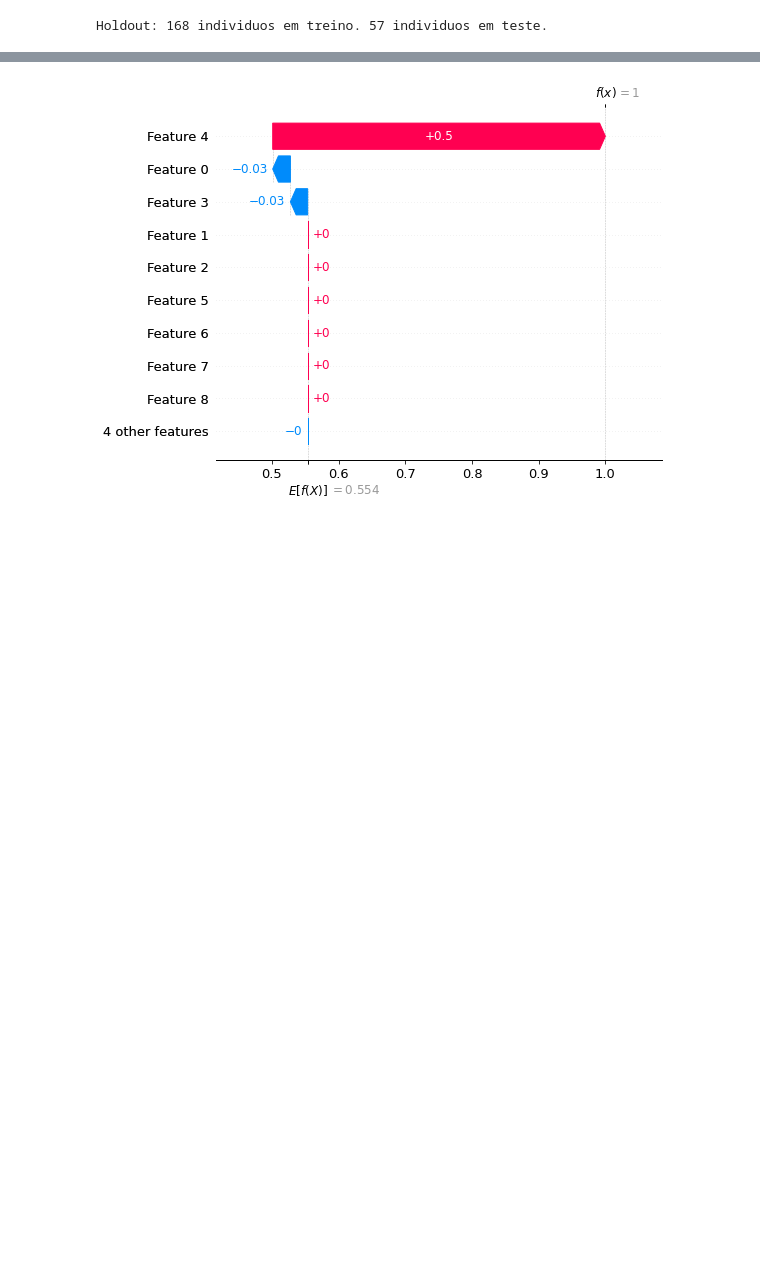
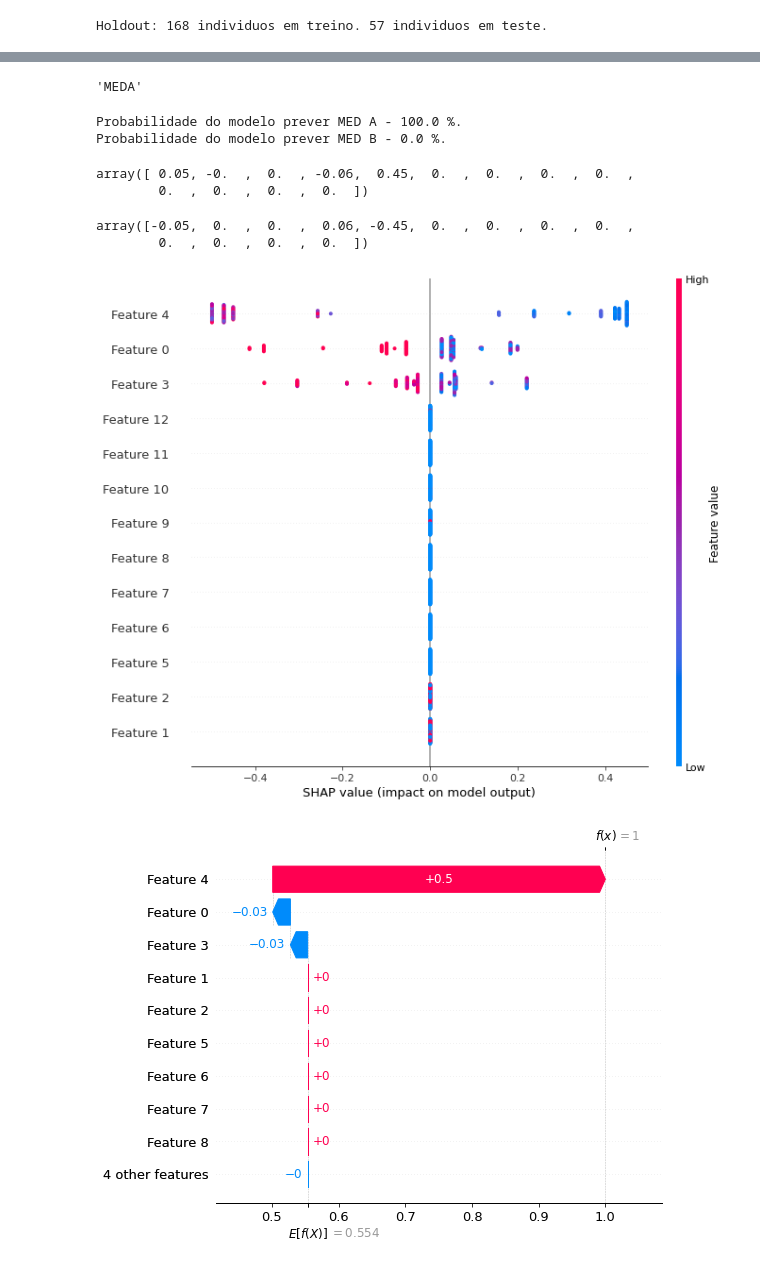
Before and after one commit to inf032/introducaoML, a Jupyter notebook: Farmaco_Aval_Preditoras.ipynb, the cells around one changed output, grey strips where cells are left out. Saved outputs shown, nothing was run; the diff lists cells and outputs as text; code cells hidden in the pictures; blank space fills up the shorter version.

```diff
--- a/Farmaco_Aval_Preditoras.ipynb
+++ b/Farmaco_Aval_Preditoras.ipynb
@@ -188,11 +188,9 @@ import shap
 
 shap.initjs()
 
-explainer = shap.TreeExplainer(modelo['classificador'])
+explainer = shap.TreeExplainer(model=modelo['classificador'])
 
-shap_values  = explainer.shap_values(transformer.transform(X_train), le.transform(y_train))
-
-shap.summary_plot(shap_values[1], transformer.transform(X_train), plot_type="dot", plot_size=(10,8));
+shap_values_train = explainer.shap_values(transformer.transform(X_train), le.transform(y_train))
 # %% [output]
 [interactive output not drawn]
 `np.bool` is a deprecated alias for the builtin `bool`. To silence this warning, use `bool` by itself. Doing this will not modify any behavior and is safe. If you specifically wanted the numpy scalar  ...
@@ -201,2 +198,30 @@ Deprecated in NumPy 1.20; for more details and guidance: https://numpy.org/devdo
+# %%
+le.inverse_transform(modelo.predict(X_train.iloc[0:1]))[0]
+# %% [output]
+'MEDA'
+# %%
+y_pred_train_proba = modelo.predict_proba(X_train)
+
+# Vamos agora selecionar um resultado que previu como MED A
+print('Probabilidade do modelo prever MED A -',100*y_pred_train_proba[0][0].round(2),'%.')
+print('Probabilidade do modelo prever MED B -',100*y_pred_train_proba[0][1].round(2),'%.')
+# %% [output]
+Probabilidade do modelo prever MED A - 100.0 %.
+Probabilidade do modelo prever MED B - 0.0 %.
+# %%
+shap_values_train[0][0].round(2)
+# %% [output]
+array([ 0.05, -0.  ,  0.  , -0.06,  0.45,  0.  ,  0.  ,  0.  ,  0.  ,
+        0.  ,  0.  ,  0.  ,  0.  ])
+# %%
+shap_values_train[1][0].round(2)
+# %% [output]
+array([-0.05,  0.  ,  0.  ,  0.06, -0.45,  0.  ,  0.  ,  0.  ,  0.  ,
+        0.  ,  0.  ,  0.  ,  0.  ])
+# %%
+
+shap.summary_plot(shap_values_train[1], transformer.transform(X_train), plot_type="dot", plot_size=(10,8));
+# %% [output]
+[figure, added]
 # %%
 shap.plots._waterfall.waterfall_legacy(expected_value=explainer.expected_value[0],
```
Also changed, not shown: parts of 3 cells of this notebook.
